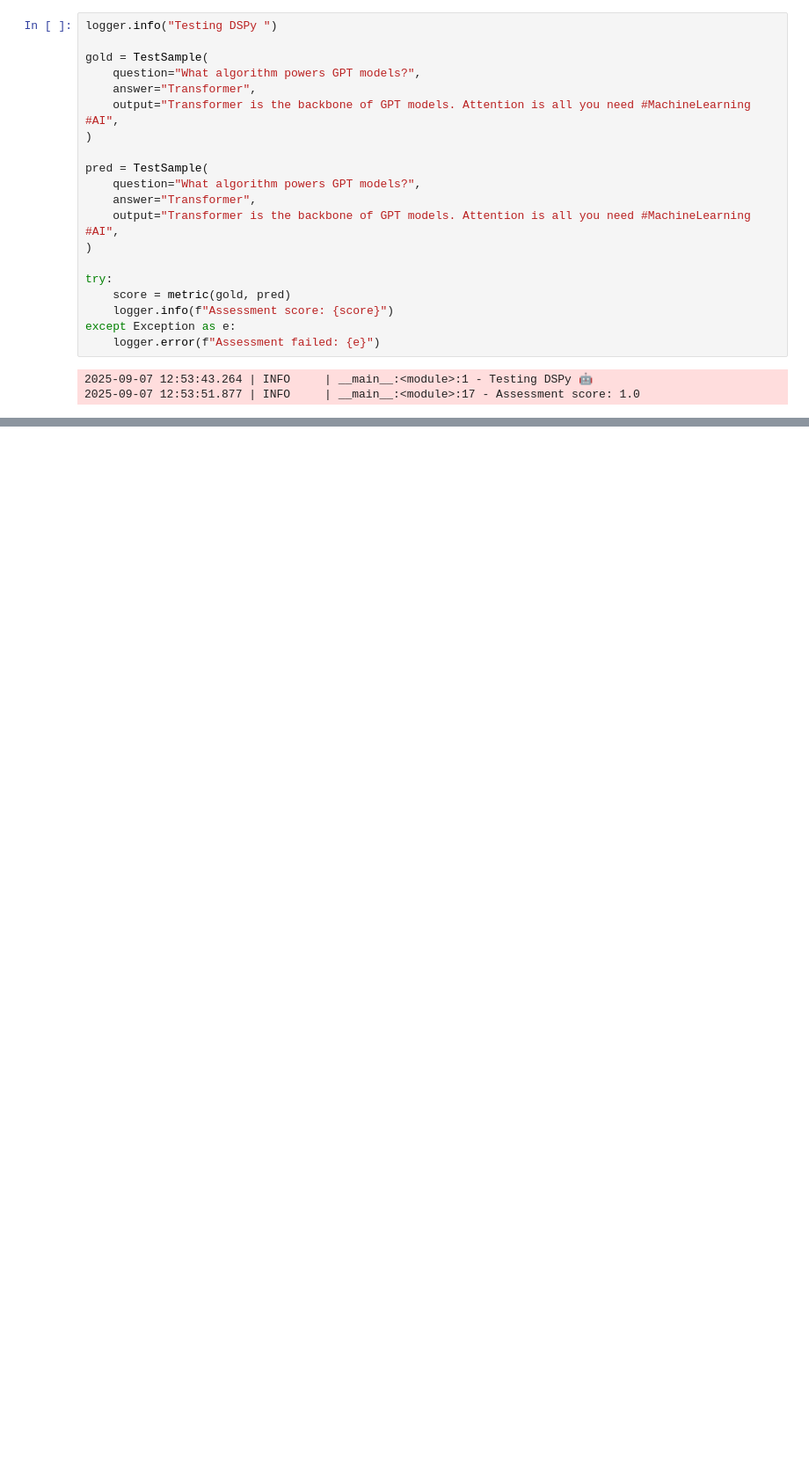
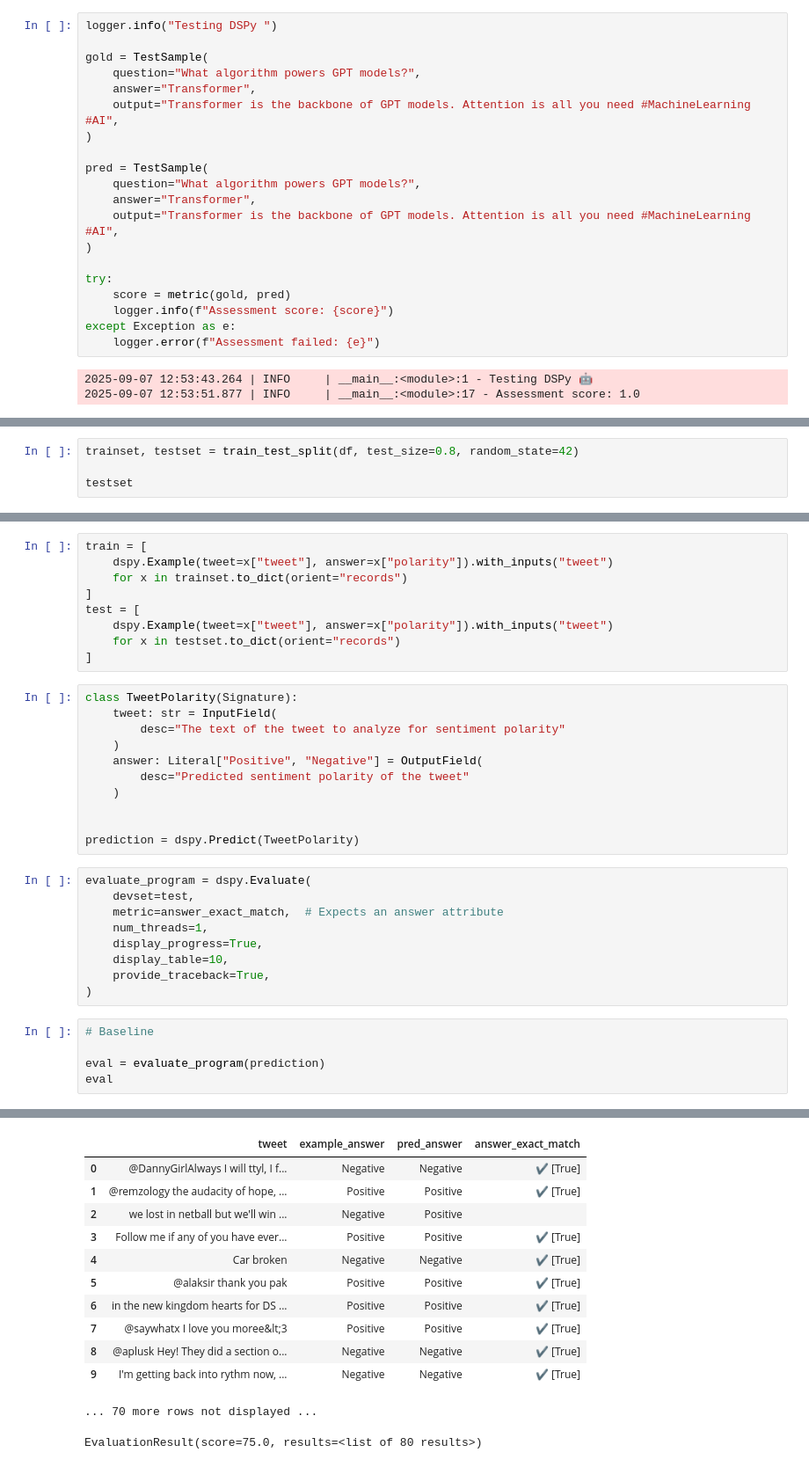
Before and after one commit to Chrisolande/dspy_playground, a Jupyter notebook: dspystuff.ipynb, the cells around one changed output, grey strips where cells are left out. Shown at 88% size. Drawn from its saved outputs; the diff is of its cells as text; blank space fills up the shorter version.

Commit message:
perform multiple prompting training techniques

```diff
--- a/dspystuff.ipynb
+++ b/dspystuff.ipynb
@@ -418,0 +449,4 @@ except Exception as e:
+# %%
+trainset, testset = train_test_split(df, test_size=0.8, random_state=42)
+
+testset
@@ -418,0 +467,35 @@ except Exception as e:
+# %%
+train = [
+    dspy.Example(tweet=x["tweet"], answer=x["polarity"]).with_inputs("tweet")
+    for x in trainset.to_dict(orient="records")
+]
+test = [
+    dspy.Example(tweet=x["tweet"], answer=x["polarity"]).with_inputs("tweet")
+    for x in testset.to_dict(orient="records")
+]
+# %%
+class TweetPolarity(Signature):
+    tweet: str = InputField(
+        desc="The text of the tweet to analyze for sentiment polarity"
+    )
+    answer: Literal["Positive", "Negative"] = OutputField(
+        desc="Predicted sentiment polarity of the tweet"
+    )
+
+
+prediction = dspy.Predict(TweetPolarity)
+# %%
+evaluate_program = dspy.Evaluate(
+    devset=test,
+    metric=answer_exact_match,  # Expects an answer attribute
+    num_threads=1,
+    display_progress=True,
+    display_table=10,
+    provide_traceback=True,
+)
+# %%
+# Baseline
+
+eval = evaluate_program(prediction)
+eval
+# %% [output]
@@ -418,0 +503,13 @@ except Exception as e:
+|  | tweet | example_answer | pred_answer | answer_exact_match |
+| 0 | @DannyGirlAlways I will ttyl, I f... | Negative | Negative | ✔️ [True] |
+| 1 | @remzology the audacity of hope, ... | Positive | Positive | ✔️ [True] |
+| 2 | we lost in netball but we'll win ... | Negative | Positive |  |
+| 3 | Follow me if any of you have ever... | Positive | Positive | ✔️ [True] |
+| 4 | Car broken | Negative | Negative | ✔️ [True] |
+| 5 | @alaksir thank you pak | Positive | Positive | ✔️ [True] |
+| 6 | in the new kingdom hearts for DS ... | Positive | Positive | ✔️ [True] |
+| 7 | @saywhatx I love you moree&lt;3 | Positive | Positive | ✔️ [True] |
+| 8 | @aplusk Hey! They did a section o... | Negative | Negative | ✔️ [True] |
+| 9 | I'm getting back into rythm now, ... | Negative | Negative | ✔️ [True] |
+... 70 more rows not displayed ...
+EvaluationResult(score=75.0, results=<list of 80 results>)
```
Also changed, not shown: parts of 15 cells of this notebook.
